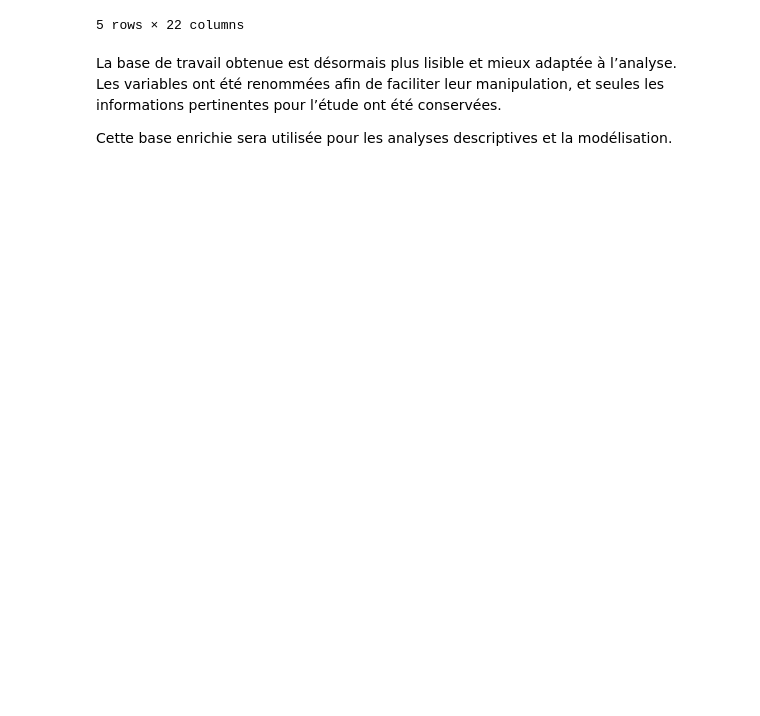
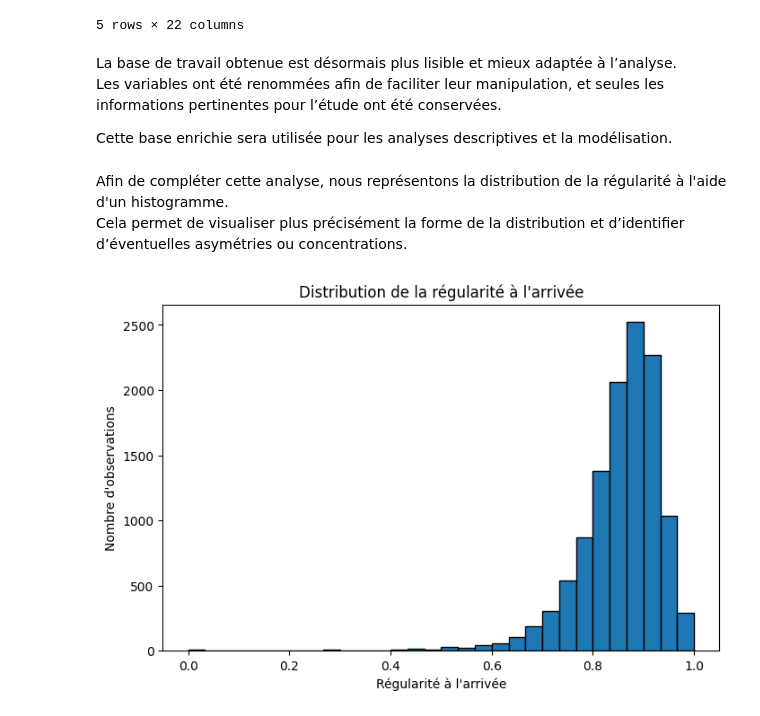
Before and after one commit to chamsisarra5-web/projet-info, a Jupyter notebook: projet_tgv.ipynb, the cells around one changed output. Cells and saved outputs as stored; diff of their text form; code cells hidden in the pictures; blank space fills up the shorter version.

Commit message:
histogramme

```diff
--- a/projet_tgv.ipynb
+++ b/projet_tgv.ipynb
@@ -277,3 +277,18 @@ La base de travail obtenue est désormais plus lisible et mieux adaptée à l’
 Les variables ont été renommées afin de faciliter leur manipulation, et seules les informations pertinentes pour l’étude ont été conservées.
 
 Cette base enrichie sera utilisée pour les analyses descriptives et la modélisation.
+# %% [markdown]
+Afin de compléter cette analyse, nous représentons la distribution de la régularité à l'aide d'un histogramme.
+Cela permet de visualiser plus précisément la forme de la distribution et d’identifier d’éventuelles asymétries ou concentrations.
+# %%
+plt.figure(figsize=(8,5))
+
+plt.hist(df_analyse["regularite_arrivee"], bins=30, edgecolor="black")
+
+plt.xlabel("Régularité à l'arrivée")
+plt.ylabel("Nombre d'observations")
+plt.title("Distribution de la régularité à l'arrivée")
+
+plt.show()
+# %% [output]
+[figure, added]
```
Also changed, not shown: parts of 1 cell of this notebook.
